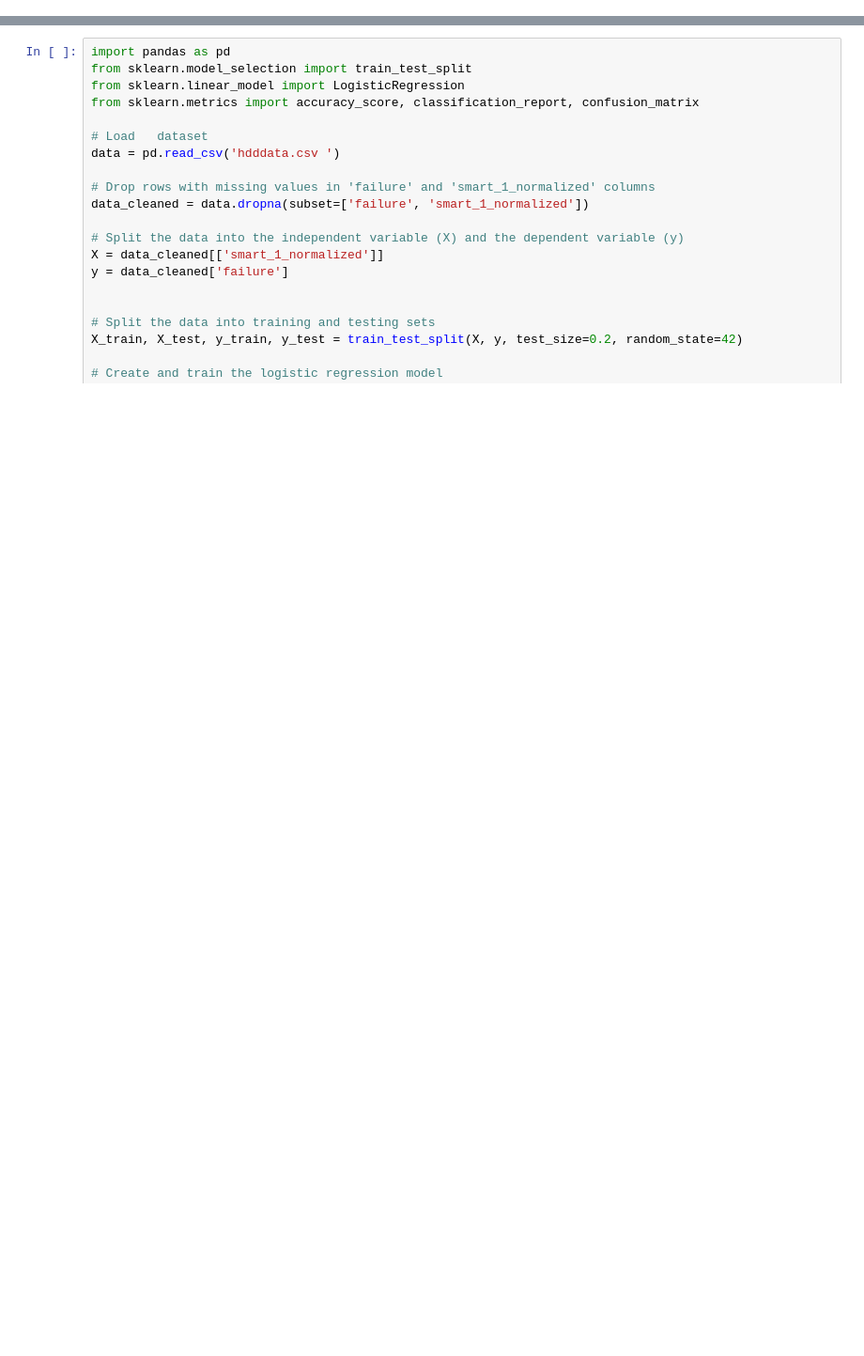
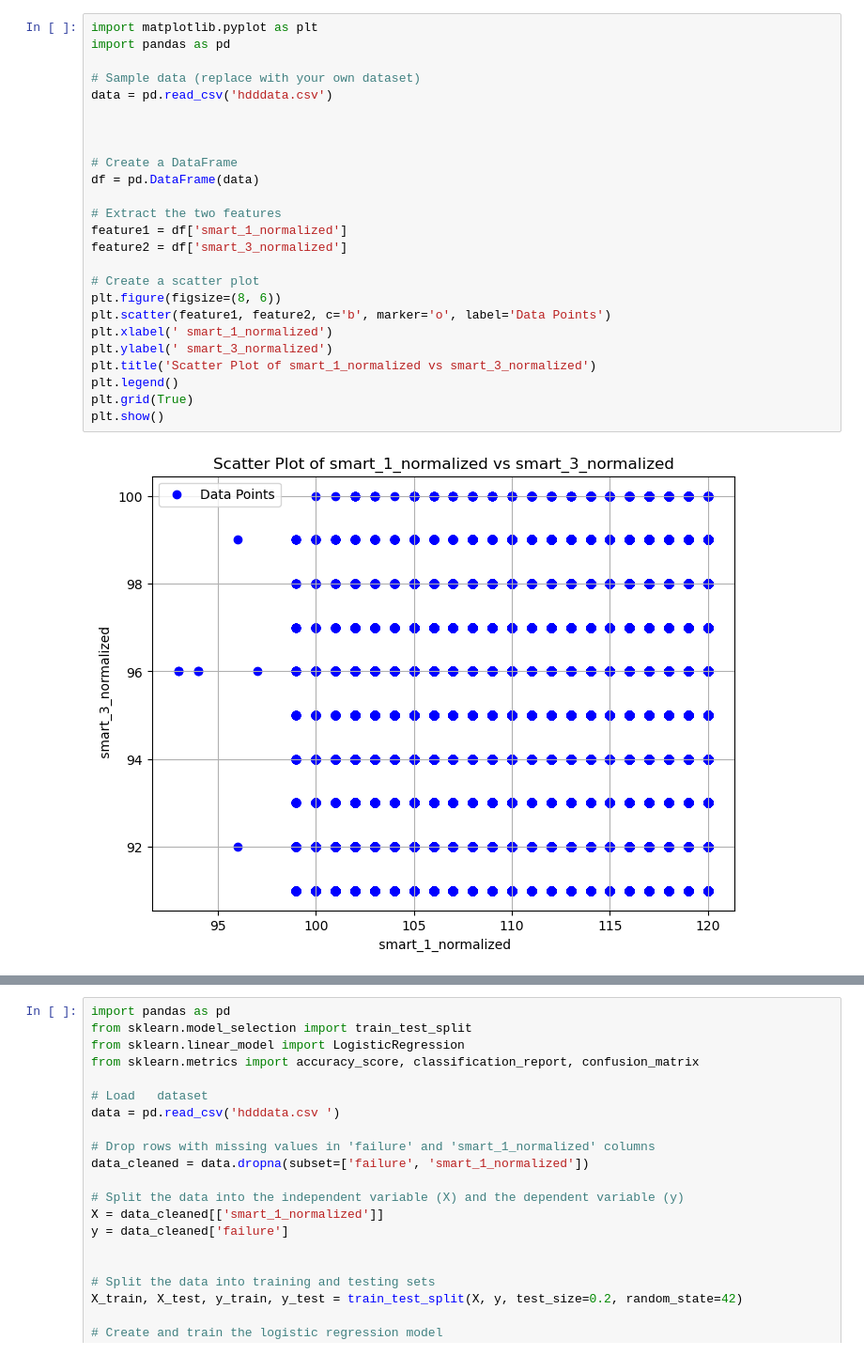
Before and after one commit to AchalBaniya/Assignment_6, a Jupyter notebook: ML_LAB_Assignment_6.ipynb, the cells around one changed output, grey strips where cells are left out. Shown: that part at 94% size. Saved outputs shown, nothing was run; the diff lists cells and outputs as text; blank space fills up the shorter version.

```diff
--- a/ML_LAB_Assignment_6.ipynb
+++ b/ML_LAB_Assignment_6.ipynb
@@ -27,0 +3,27 @@ plt.show()
+# %%
+import matplotlib.pyplot as plt
+import pandas as pd
+
+# Sample data (replace with your own dataset)
+data = pd.read_csv('hdddata.csv')
+
+
+
+# Create a DataFrame
+df = pd.DataFrame(data)
+
+# Extract the two features
+feature1 = df['smart_1_normalized']
+feature2 = df['smart_3_normalized']
+
+# Create a scatter plot
+plt.figure(figsize=(8, 6))
+plt.scatter(feature1, feature2, c='b', marker='o', label='Data Points')
+plt.xlabel(' smart_1_normalized')
+plt.ylabel(' smart_3_normalized')
+plt.title('Scatter Plot of smart_1_normalized vs smart_3_normalized')
+plt.legend()
+plt.grid(True)
+plt.show()
+# %% [output]
+[figure, added]
```
Also changed, not shown: parts of 6 cells of this notebook.
